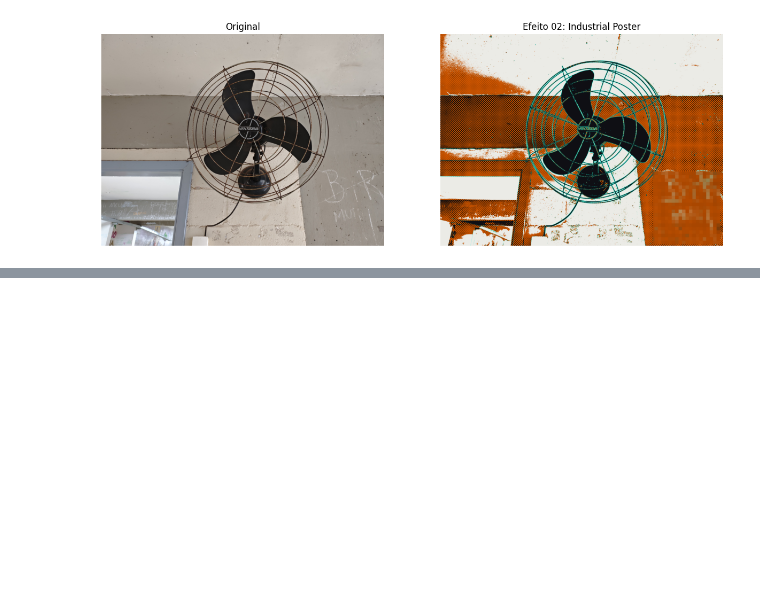
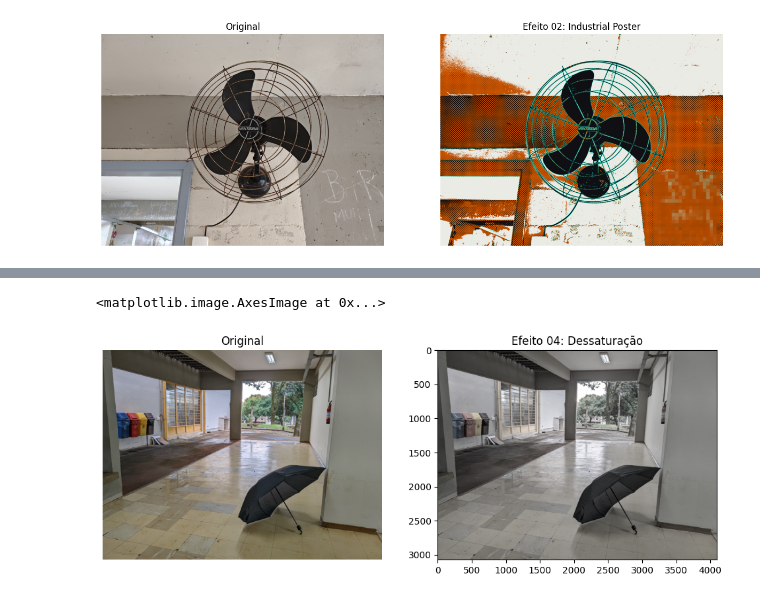
Before and after one commit to UNICAMP-EA979/1s2026-EA979-ProjetoPI-Efeitos, a Jupyter notebook: src/notebooks/effects_preview.ipynb, the cells around one changed output, grey strips where cells are left out. Drawn from its saved outputs; the diff is of its cells as text; code cells hidden in the pictures; blank space fills up the shorter version.

```diff
--- a/src/notebooks/effects_preview.ipynb
+++ b/src/notebooks/effects_preview.ipynb
@@ -170,0 +208,22 @@ plt.show()
+# %%
+from matplotlib.colors import rgb_to_hsv, hsv_to_rgb
+
+def alter_saturation(image: np.ndarray, saturation_factor: float) -> np.ndarray:
+    hsv = rgb_to_hsv(image / 255.0)
+    hsv[..., 1] *= saturation_factor
+    hsv[..., 1] = np.clip(hsv[..., 1], 0, 1)
+
+    return (hsv_to_rgb(hsv) * 255).astype(np.uint8)
+# %%
+unsaturated_img = alter_saturation(umbrella_img, saturation_factor=0.25)
+plt.figure(figsize=(12, 6))
+plt.subplot(1, 2, 1)
+plt.title("Original")
+plt.imshow(umbrella_img)
+plt.axis('off')
+plt.subplot(1, 2, 2)
+plt.title("Efeito 04: Dessaturação")
+plt.imshow(unsaturated_img)
+# %% [output]
+<matplotlib.image.AxesImage at 0x...>
+[figure, added]
```
Also changed, not shown: parts of 12 cells of this notebook, 1 other file.
